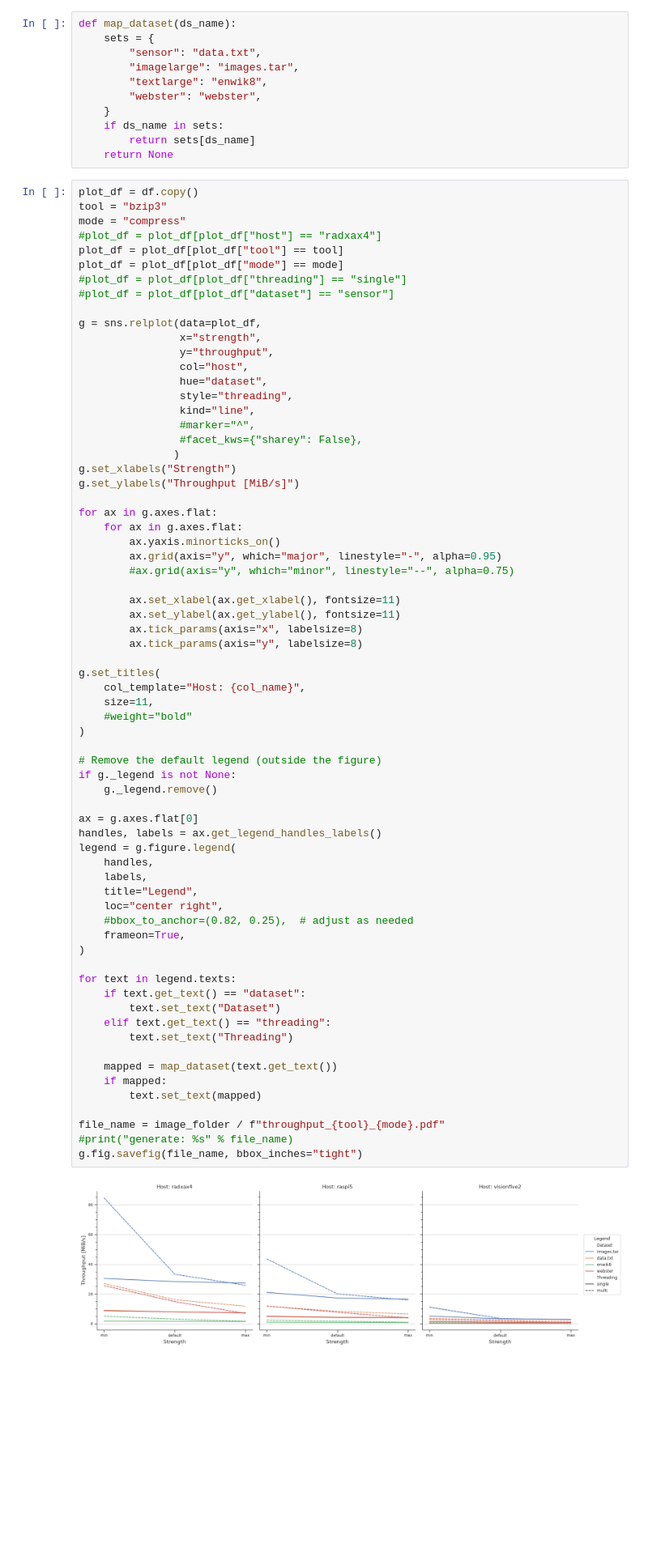
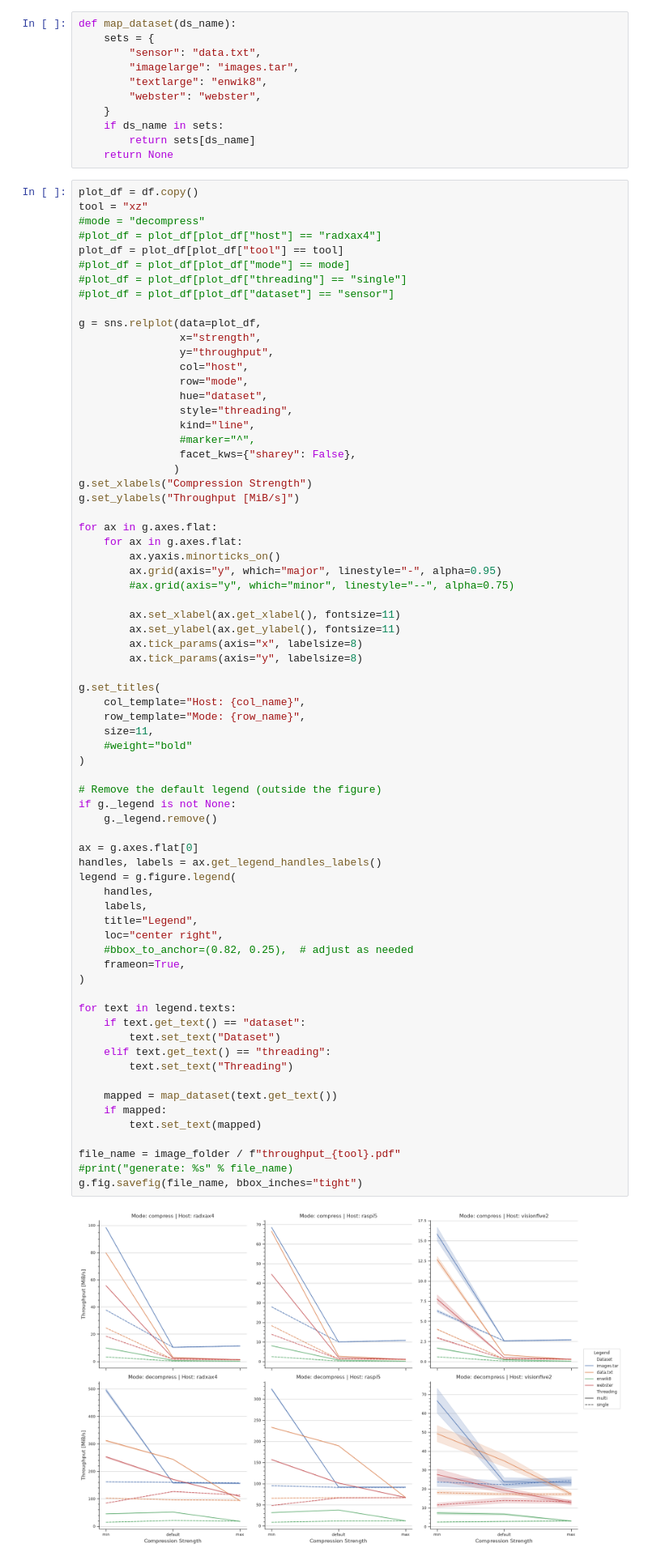
Before and after one commit to rsie-dev/power_consumption_experiment, a Jupyter notebook: visualization/visualize_throughput.ipynb, the cells around one changed output. Shown at 81% size. Drawn from its saved outputs; the diff is of its cells as text; blank space fills up the shorter version.

Commit message:
combined compression and decompression

```diff
--- a/visualization/visualize_throughput.ipynb
+++ b/visualization/visualize_throughput.ipynb
@@ -64,11 +64,11 @@ def map_dataset(ds_name):
     return None
 # %%
 plot_df = df.copy()
-tool = "bzip3"
-mode = "compress"
+tool = "xz"
+#mode = "decompress"
 #plot_df = plot_df[plot_df["host"] == "radxax4"]
 plot_df = plot_df[plot_df["tool"] == tool]
-plot_df = plot_df[plot_df["mode"] == mode]
+#plot_df = plot_df[plot_df["mode"] == mode]
 #plot_df = plot_df[plot_df["threading"] == "single"]
 #plot_df = plot_df[plot_df["dataset"] == "sensor"]
 
@@ -76,13 +76,14 @@ g = sns.relplot(data=plot_df,
                 x="strength",
                 y="throughput",
                 col="host",
+                row="mode",
                 hue="dataset",
                 style="threading",
                 kind="line",
                 #marker="^",
-                #facet_kws={"sharey": False},
+                facet_kws={"sharey": False},
                )
-g.set_xlabels("Strength")
+g.set_xlabels("Compression Strength")
 g.set_ylabels("Throughput [MiB/s]")
 
 for ax in g.axes.flat:
@@ -98,40 +99,41 @@ for ax in g.axes.flat:
 
 g.set_titles(
     col_template="Host: {col_name}",
+    row_template="Mode: {row_name}",
     size=11,
     #weight="bold"
 )
 
 # Remove the default legend (outside the figure)
 if g._legend is not None:
     g._legend.remove()
 
 ax = g.axes.flat[0]
 handles, labels = ax.get_legend_handles_labels()
 legend = g.figure.legend(
     handles,
     labels,
     title="Legend",
     loc="center right",
     #bbox_to_anchor=(0.82, 0.25),  # adjust as needed
     frameon=True,
 )
 
 for text in legend.texts:
     if text.get_text() == "dataset":
         text.set_text("Dataset")
     elif text.get_text() == "threading":
         text.set_text("Threading")
 
     mapped = map_dataset(text.get_text())
     if mapped:
         text.set_text(mapped)
 
-file_name = image_folder / f"throughput_{tool}_{mode}.pdf"
+file_name = image_folder / f"throughput_{tool}.pdf"
 #print("generate: %s" % file_name)
 g.fig.savefig(file_name, bbox_inches="tight")
 # %% [output]
-[figure, old version]
+[figure, new version]
 # %%
 def plot_faceted(df, host, mode):
     df = df[df["host"] == host]
```
Also changed, not shown: parts of 1 cell of this notebook.
